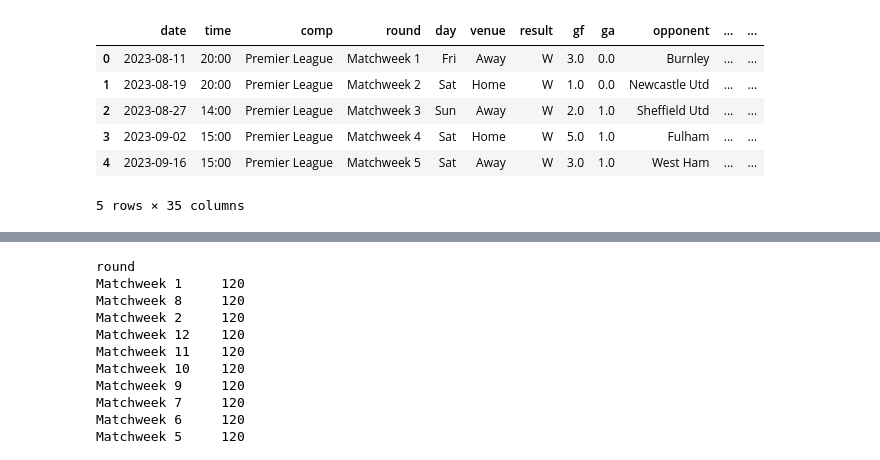
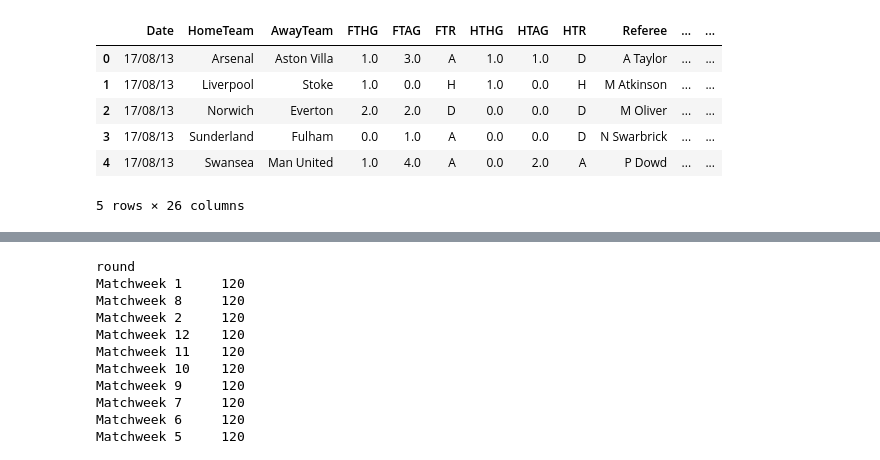
Before and after one commit to RuiFSP/Premier-League-Football, a Jupyter notebook: predict_football.ipynb, the cells around one changed output, grey strips where cells are left out. Saved outputs shown, nothing was run; the diff lists cells and outputs as text; code cells hidden in the pictures.

Commit message:
starting data exploration

```diff
--- a/predict_football.ipynb
+++ b/predict_football.ipynb
@@ -7,2 +12,2 @@ from sklearn.metrics import accuracy_score
 # %%
-matches = pd.read_csv('data/matches_18_23.csv')
+df = pd.read_csv('data/football_data.csv')
@@ -33,10 +14,10 @@ matches = pd.read_csv('data/matches_18_23.csv')
 # %%
-matches.head()
+df.head()
 # %% [output]
-|  | date | time | comp | round | day | venue | result | gf | ga | opponent | ... | ... |
-| 0 | 2023-08-11 | 20:00 | Premier League | Matchweek 1 | Fri | Away | W | 3.0 | 0.0 | Burnley | ... | ... |
-| 1 | 2023-08-19 | 20:00 | Premier League | Matchweek 2 | Sat | Home | W | 1.0 | 0.0 | Newcastle Utd | ... | ... |
-| 2 | 2023-08-27 | 14:00 | Premier League | Matchweek 3 | Sun | Away | W | 2.0 | 1.0 | Sheffield Utd | ... | ... |
-| 3 | 2023-09-02 | 15:00 | Premier League | Matchweek 4 | Sat | Home | W | 5.0 | 1.0 | Fulham | ... | ... |
-| 4 | 2023-09-16 | 15:00 | Premier League | Matchweek 5 | Sat | Away | W | 3.0 | 1.0 | West Ham | ... | ... |
+|  | Date | HomeTeam | AwayTeam | FTHG | FTAG | FTR | HTHG | HTAG | HTR | Referee | ... | ... |
+| 0 | 17/08/13 | Arsenal | Aston Villa | 1.0 | 3.0 | A | 1.0 | 1.0 | D | A Taylor | ... | ... |
+| 1 | 17/08/13 | Liverpool | Stoke | 1.0 | 0.0 | H | 1.0 | 0.0 | H | M Atkinson | ... | ... |
+| 2 | 17/08/13 | Norwich | Everton | 2.0 | 2.0 | D | 0.0 | 0.0 | D | M Oliver | ... | ... |
+| 3 | 17/08/13 | Sunderland | Fulham | 0.0 | 1.0 | A | 0.0 | 0.0 | D | N Swarbrick | ... | ... |
+| 4 | 17/08/13 | Swansea | Man United | 1.0 | 4.0 | A | 0.0 | 2.0 | A | P Dowd | ... | ... |
-5 rows × 35 columns
+5 rows × 26 columns
```
Also changed, not shown: parts of 14 cells of this notebook, 9 other files.
